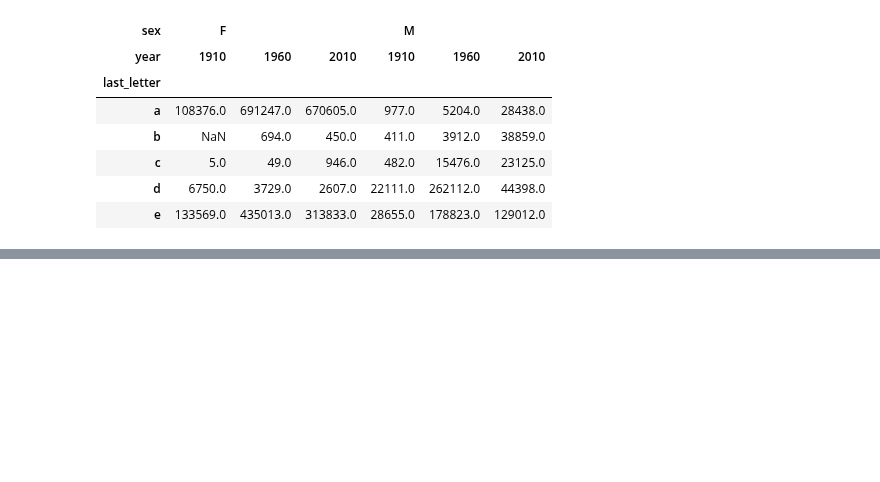
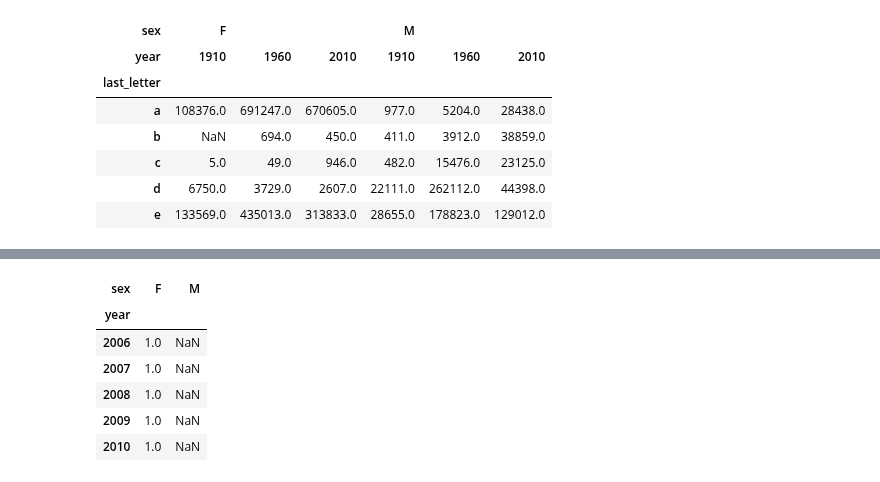
Before and after one commit to ajun5118/pandas_zj, a Jupyter notebook: 第十四章.ipynb, the cells around one changed output, grey strips where cells are left out. Saved outputs shown, nothing was run; the diff lists cells and outputs as text; code cells hidden in the pictures; blank space fills up the shorter version.

```diff
--- a/第十四章.ipynb
+++ b/第十四章.ipynb
@@ -643,0 +728,15 @@ subtable.head()
+# %%
+In [149]: table = filtered.pivot_table('births', index='year',
+   .....:                              columns='sex', aggfunc='sum')
+
+In [150]: table = table.div(table.sum(1), axis=0)
+
+In [151]: table.tail()
+# %% [output]
+| sex | F | M |
+| year |  |  |
+| 2006 | 1.0 | NaN |
+| 2007 | 1.0 | NaN |
+| 2008 | 1.0 | NaN |
+| 2009 | 1.0 | NaN |
+| 2010 | 1.0 | NaN |
```
Also changed, not shown: parts of 11 cells of this notebook, 1 other file.
